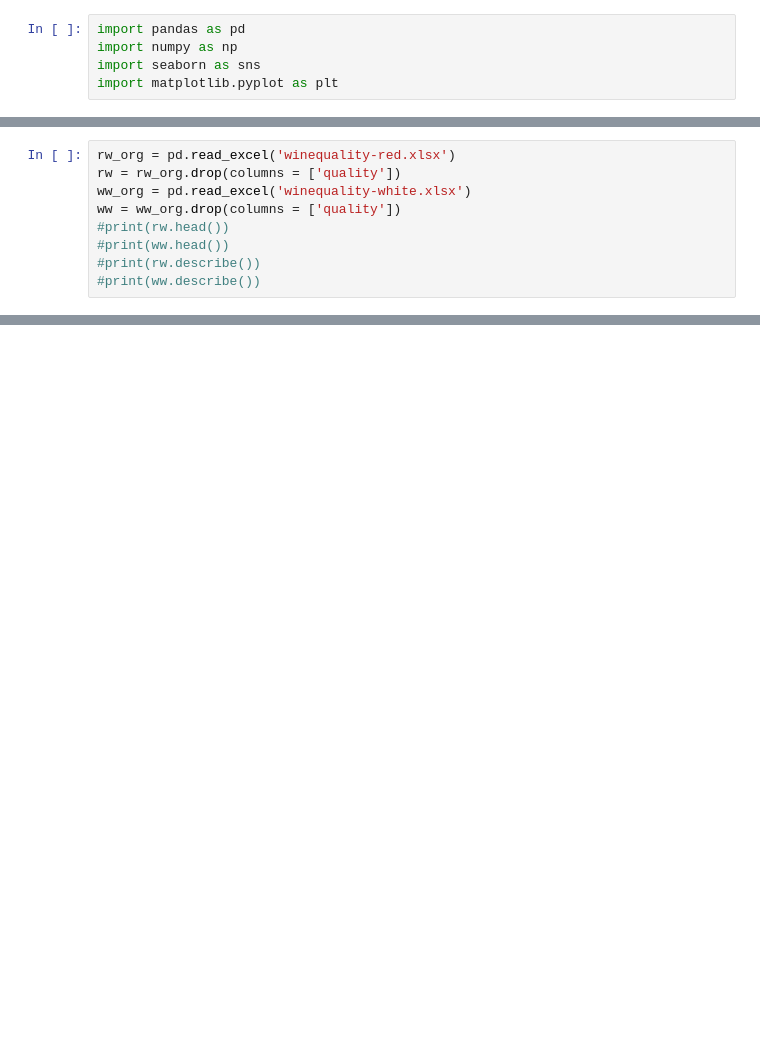
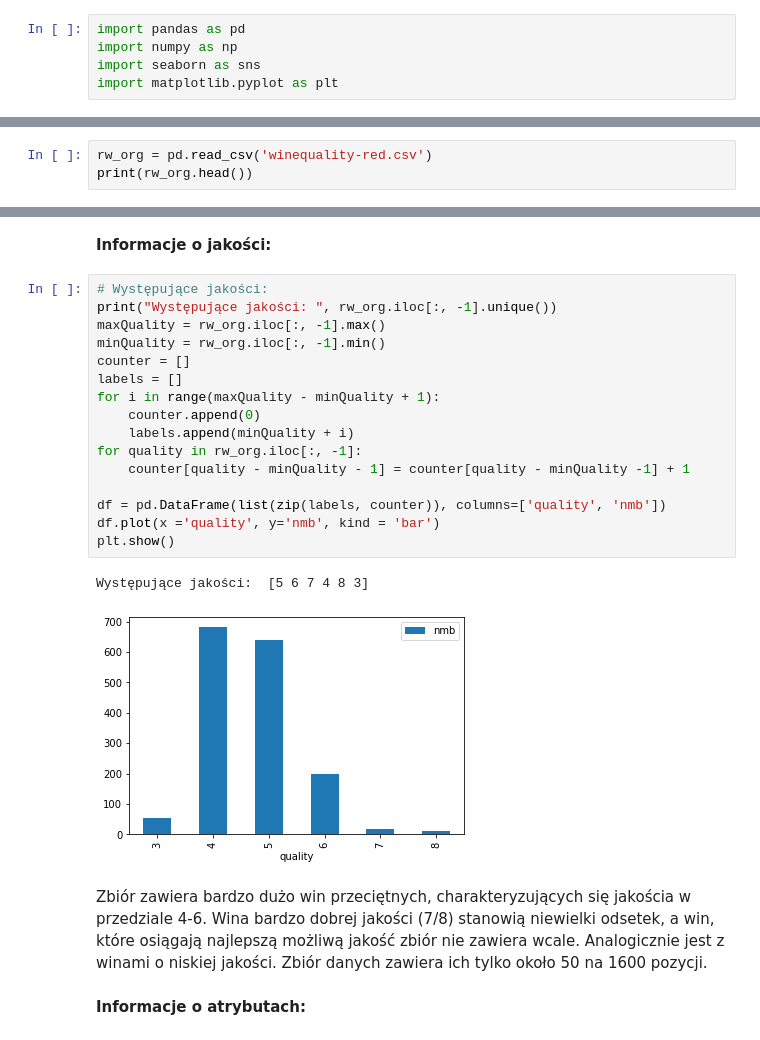
Before and after one commit to weronika-skiba/PRIAD-projekt-2021Z, a Jupyter notebook: projekt.ipynb, the cells around one changed output, grey strips where cells are left out. Saved outputs shown, nothing was run; the diff lists cells and outputs as text; blank space fills up the shorter version.

Commit message:
Skończona eksploracja danych

```diff
--- a/projekt.ipynb
+++ b/projekt.ipynb
@@ -18,9 +69,3 @@ import matplotlib.pyplot as plt
 # %%
-rw_org = pd.read_excel('winequality-red.xlsx')
-rw = rw_org.drop(columns = ['quality'])
-ww_org = pd.read_excel('winequality-white.xlsx')
-ww = ww_org.drop(columns = ['quality'])
-#print(rw.head())
-#print(ww.head())
-#print(rw.describe())
-#print(ww.describe())
+rw_org = pd.read_csv('winequality-red.csv')
+print(rw_org.head())
@@ -48,0 +131,25 @@ sns.heatmap(ww.corr(),annot = ww.corr())
+# %% [markdown]
+**Informacje o jakości:** <a name="IOJ"></a>
+# %%
+# Występujące jakości:
+print("Występujące jakości: ", rw_org.iloc[:, -1].unique())
+maxQuality = rw_org.iloc[:, -1].max()
+minQuality = rw_org.iloc[:, -1].min()
+counter = []
+labels = []
+for i in range(maxQuality - minQuality + 1):
+    counter.append(0)
+    labels.append(minQuality + i)
+for quality in rw_org.iloc[:, -1]:
+    counter[quality - minQuality - 1] = counter[quality - minQuality -1] + 1
+
+df = pd.DataFrame(list(zip(labels, counter)), columns=['quality', 'nmb'])
+df.plot(x ='quality', y='nmb', kind = 'bar')
+plt.show()
+# %% [output]
+Występujące jakości:  [5 6 7 4 8 3]
+[figure, added]
+# %% [markdown]
+Zbiór zawiera bardzo dużo win przeciętnych, charakteryzujących się jakościa w przedziale 4-6. Wina bardzo dobrej jakości (7/8) stanowią niewielki odsetek, a win, które osiągają najlepszą możliwą jakość zbiór nie zawiera wcale. Analogicznie jest z winami o niskiej jakości. Zbiór danych zawiera ich tylko około 50 na 1600 pozycji.
+# %% [markdown]
+**Informacje o atrybutach:** <a name="IOA"></a>
```
Also changed, not shown: parts of 61 cells of this notebook, 3 other files.
